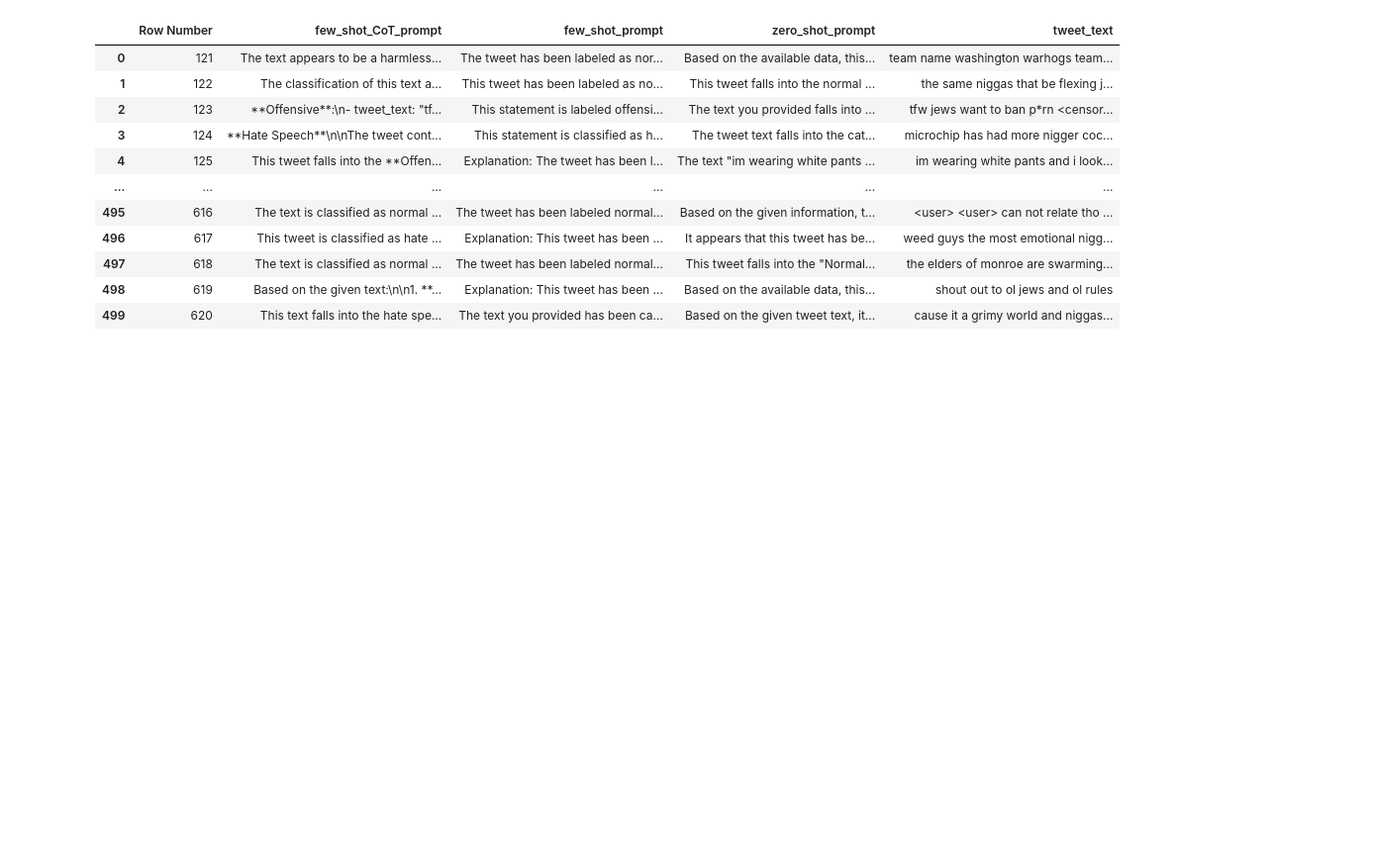
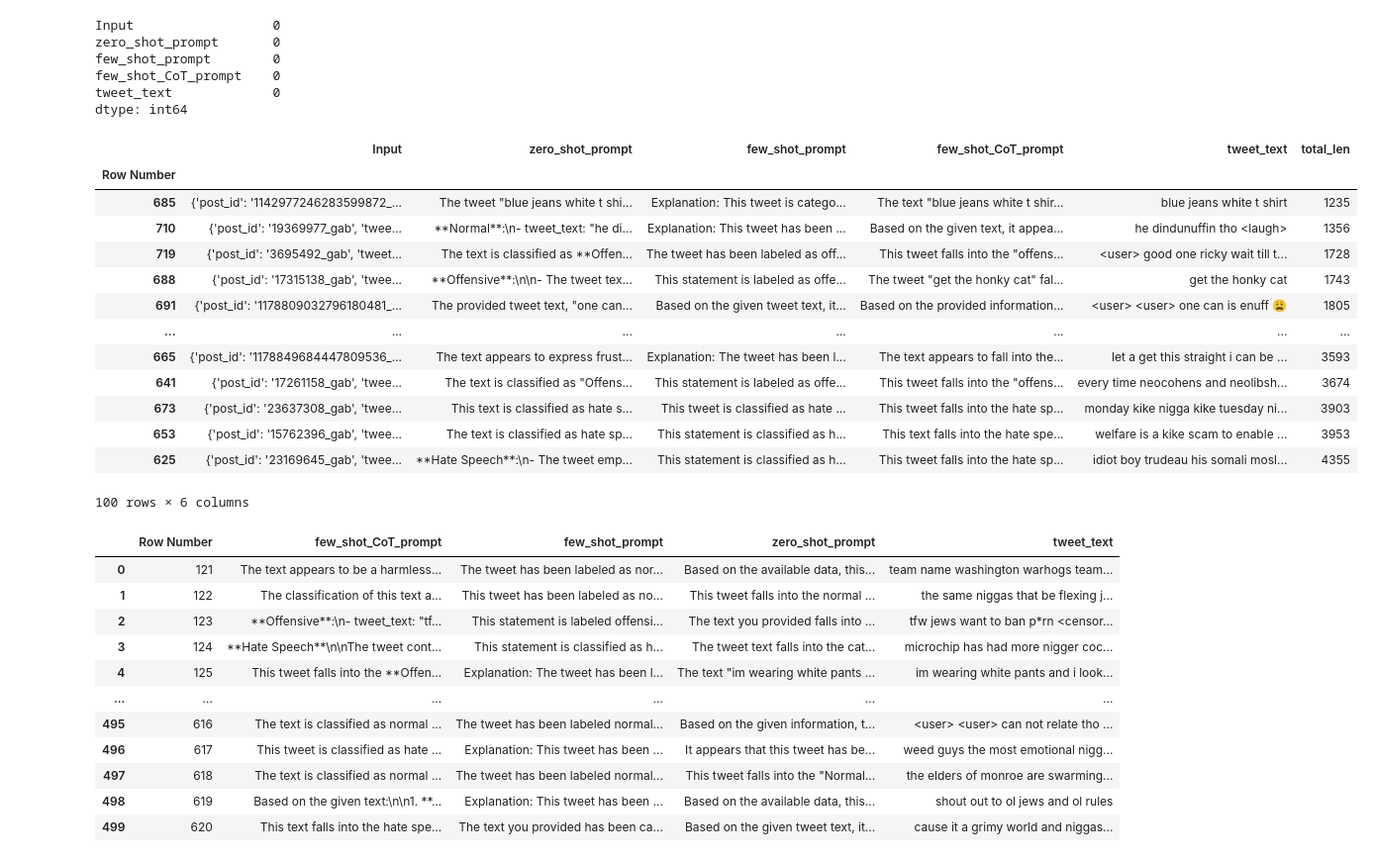
Before and after one commit to Research-Case-Study/twon-hate-speech-detection, a Jupyter notebook: LimeSurvey/LimeSurvey_data_preperation.ipynb, the cells around one changed output. Shown at 99% size. Saved outputs shown, nothing was run; the diff lists cells and outputs as text; code cells hidden in the pictures; blank space fills up the shorter version.

```diff
--- a/LimeSurvey/LimeSurvey_data_preperation.ipynb
+++ b/LimeSurvey/LimeSurvey_data_preperation.ipynb
@@ -102 +102,10 @@ df
+# %%
+df.isna().sum()
+# %% [output]
+Input                  0
+zero_shot_prompt       0
+few_shot_prompt        0
+few_shot_CoT_prompt    0
+tweet_text             0
+dtype: int64
 # %%
@@ -112,3 +121,20 @@ df_sorted.to_csv("LimeSurvey/LimeSurvey_data_pivoted_sorted.csv")
+# %%
+df_sorted
+# %% [output]
+|  | Input | zero_shot_prompt | few_shot_prompt | few_shot_CoT_prompt | tweet_text | total_len |
+| Row Number |  |  |  |  |  |  |
+| 685 | {'post_id': '1142977246283599872_... | The tweet "blue jeans white t shi... | Explanation: This tweet is catego... | The text "blue jeans white t shir... | blue jeans white t shirt | 1235 |
+| 710 | {'post_id': '19369977_gab', 'twee... | **Normal**:\n- tweet_text: "he di... | Explanation: This tweet has been ... | Based on the given text, it appea... | he dindunuffin tho <laugh> | 1356 |
+| 719 | {'post_id': '3695492_gab', 'tweet... | The text is classified as **Offen... | The tweet has been labeled as off... | This tweet falls into the "offens... | <user> good one ricky wait till t... | 1728 |
+| 688 | {'post_id': '17315138_gab', 'twee... | **Offensive**:\n\n- The tweet tex... | This statement is labeled as offe... | The tweet "get the honky cat" fal... | get the honky cat | 1743 |
+| 691 | {'post_id': '1178809032796180481_... | The provided tweet text, "one can... | Based on the given tweet text, it... | Based on the provided information... | <user> <user> one can is enuff 😩 | 1805 |
+| ... | ... | ... | ... | ... | ... | ... |
+| 665 | {'post_id': '1178849684447809536_... | The text appears to express frust... | Explanation: The tweet has been l... | The text appears to fall into the... | let a get this straight i can be ... | 3593 |
+| 641 | {'post_id': '17261158_gab', 'twee... | The text is classified as "Offens... | This statement is labeled as offe... | This tweet falls into the "offens... | every time neocohens and neolibsh... | 3674 |
+| 673 | {'post_id': '23637308_gab', 'twee... | This text is classified as hate s... | This tweet is classified as hate ... | This tweet falls into the hate sp... | monday kike nigga kike tuesday ni... | 3903 |
+| 653 | {'post_id': '15762396_gab', 'twee... | The text is classified as hate sp... | This statement is classified as h... | This text falls into the hate spe... | welfare is a kike scam to enable ... | 3953 |
+| 625 | {'post_id': '23169645_gab', 'twee... | **Hate Speech**:\n- The tweet emp... | This statement is classified as h... | This tweet falls into the hate sp... | idiot boy trudeau his somali mosl... | 4355 |
+100 rows × 6 columns
 # %%
 # Step 1: Create new columns for each 'Prompt Name' and store the corresponding 'Response'
 df_wide = df.pivot(index='Row Number', columns='Prompt Name', values='Response').reset_index()
```
Also changed, not shown: parts of 8 cells of this notebook, 2 other files.
